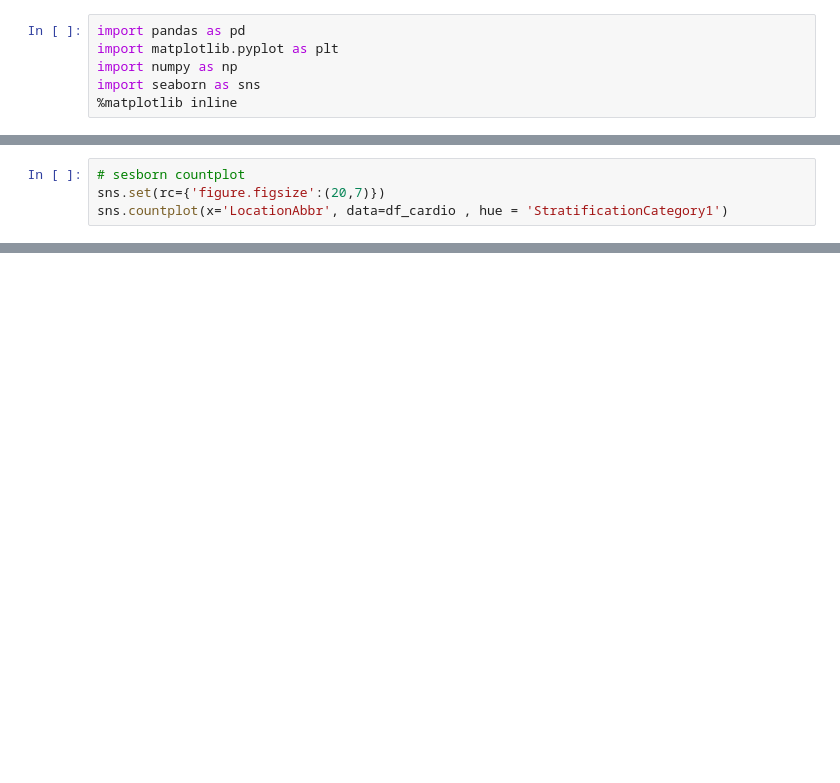
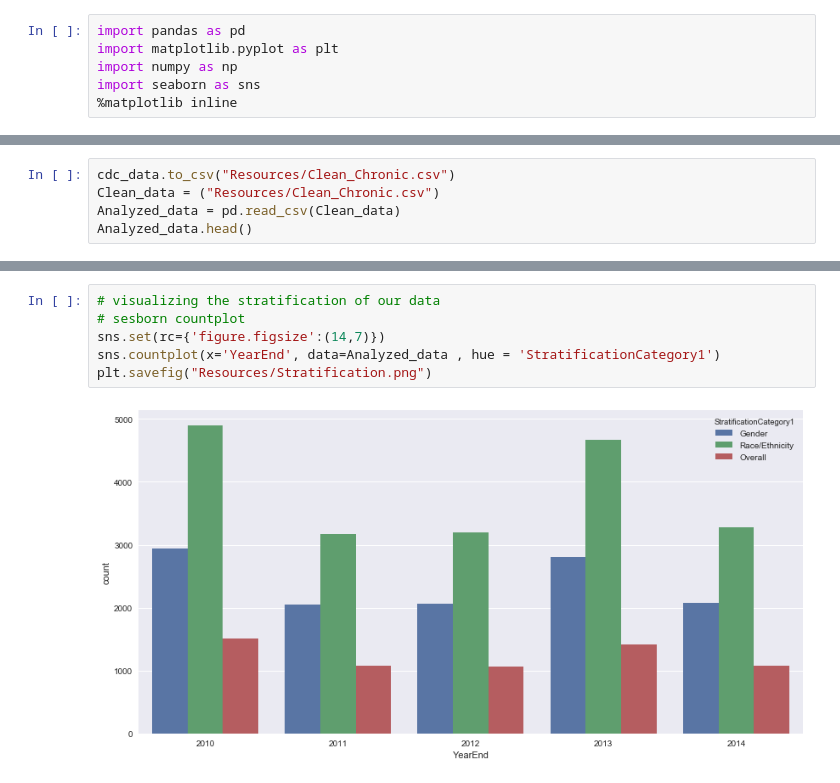
Before and after one commit to ByronIAllen/DataAnalysis_Project1, a Jupyter notebook: Chronic Disease.ipynb, the cells around one changed output, grey strips where cells are left out. Cells and saved outputs as stored; diff of their text form; blank space fills up the shorter version.

```diff
--- a/Chronic Disease.ipynb
+++ b/Chronic Disease.ipynb
@@ -455,4 +19,0 @@ df_cardio.head()
-# %%
-# sesborn countplot
-sns.set(rc={'figure.figsize':(20,7)})
-sns.countplot(x='LocationAbbr', data=df_cardio , hue = 'StratificationCategory1')
@@ -534,0 +66,5 @@ array(['Overall'], dtype=object)
+# %%
+cdc_data.to_csv("Resources/Clean_Chronic.csv")
+Clean_data = ("Resources/Clean_Chronic.csv")
+Analyzed_data = pd.read_csv(Clean_data)
+Analyzed_data.head()
@@ -534,0 +78,8 @@ array(['Overall'], dtype=object)
+# %%
+# visualizing the stratification of our data
+# sesborn countplot
+sns.set(rc={'figure.figsize':(14,7)})
+sns.countplot(x='YearEnd', data=Analyzed_data , hue = 'StratificationCategory1')
+plt.savefig("Resources/Stratification.png")
+# %% [output]
+[figure, added]
```
Also changed, not shown: parts of 74 cells of this notebook, 8 other files.
